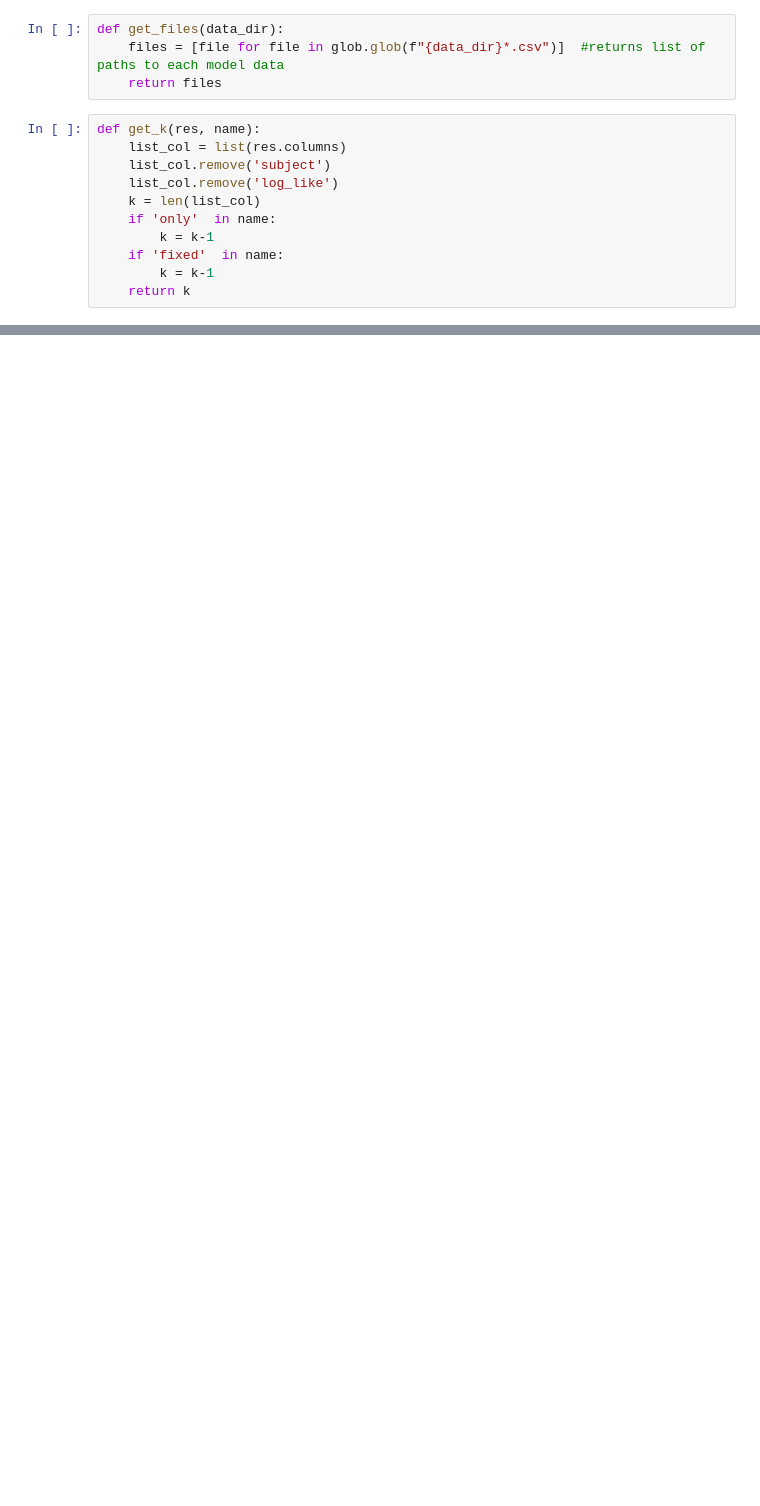
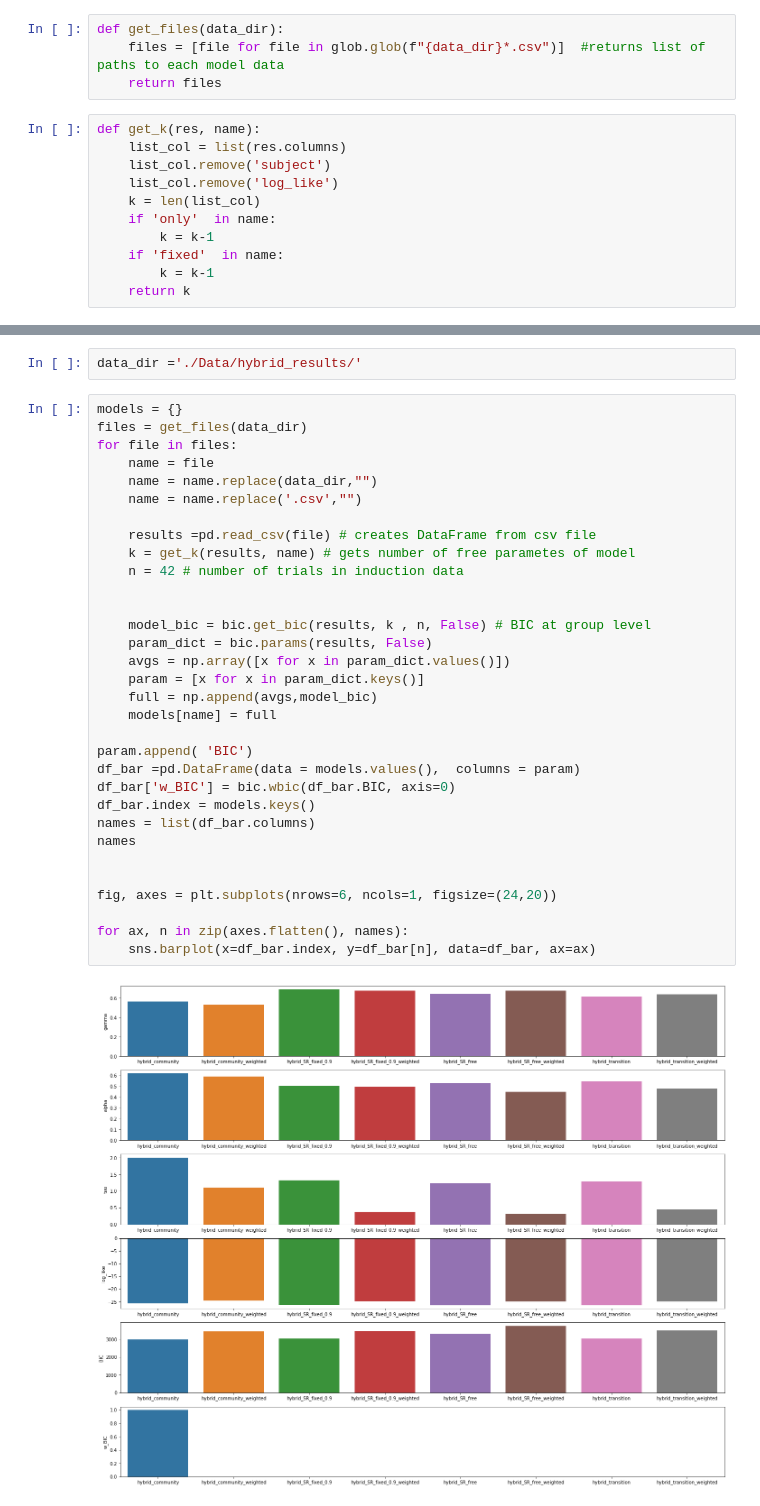
Before and after one commit to prestonlab/tesser_successor, a Jupyter notebook: bic_weights.ipynb, the cells around one changed output, grey strips where cells are left out. Saved outputs shown, nothing was run; the diff lists cells and outputs as text; blank space fills up the shorter version.

```diff
--- a/bic_weights.ipynb
+++ b/bic_weights.ipynb
@@ -158,0 +143,36 @@ for ax, p, n in zip(axes.flatten(), data, data_names):
+# %%
+data_dir ='./Data/hybrid_results/'
+# %%
+models = {}
+files = get_files(data_dir)
+for file in files:
+    name = file
+    name = name.replace(data_dir,"")
+    name = name.replace('.csv',"")
+
+    results =pd.read_csv(file) # creates DataFrame from csv file
+    k = get_k(results, name) # gets number of free parametes of model
+    n = 42 # number of trials in induction data
+
+
+    model_bic = bic.get_bic(results, k , n, False) # BIC at group level
+    param_dict = bic.params(results, False)
+    avgs = np.array([x for x in param_dict.values()])
+    param = [x for x in param_dict.keys()]
+    full = np.append(avgs,model_bic)
+    models[name] = full
+
+param.append( 'BIC')
+df_bar =pd.DataFrame(data = models.values(),  columns = param)
+df_bar['w_BIC'] = bic.wbic(df_bar.BIC, axis=0)
+df_bar.index = models.keys()
+names = list(df_bar.columns)
+names
+
+
+fig, axes = plt.subplots(nrows=6, ncols=1, figsize=(24,20))
+
+for ax, n in zip(axes.flatten(), names):
+    sns.barplot(x=df_bar.index, y=df_bar[n], data=df_bar, ax=ax)
+# %% [output]
+[figure, added]
```
Also changed, not shown: parts of 18 cells of this notebook.
